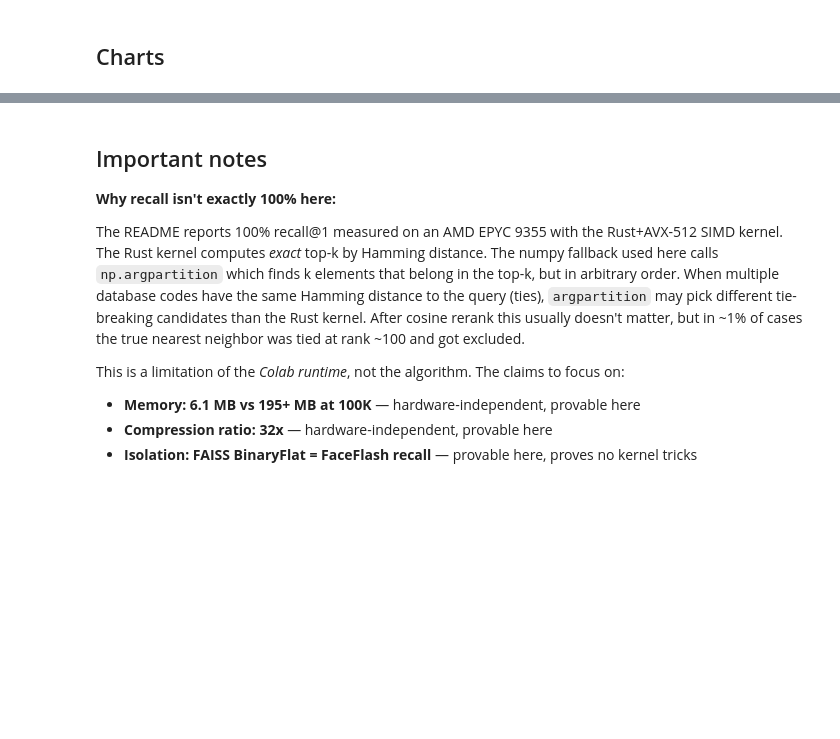
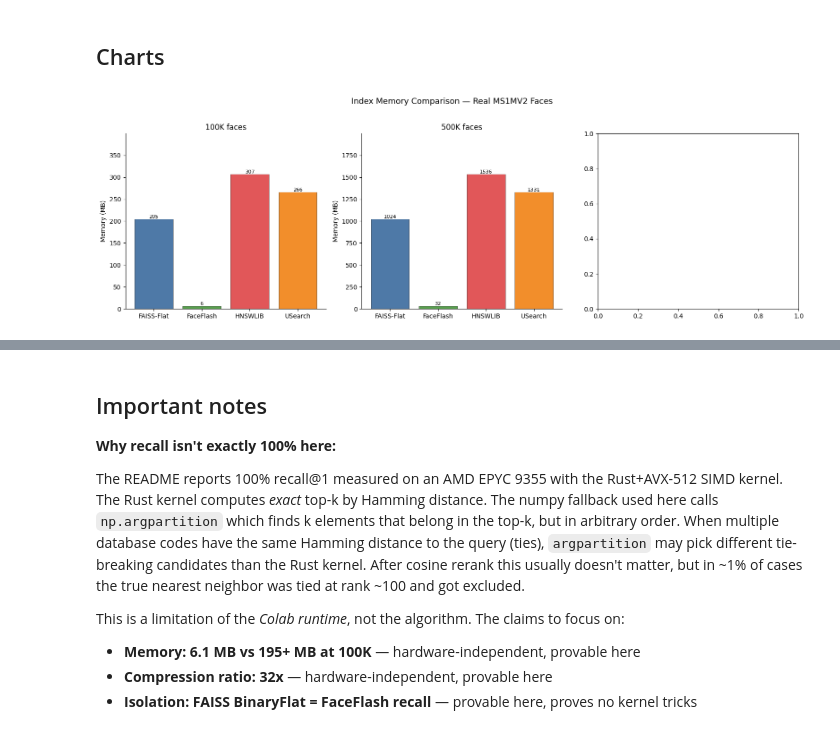
Before and after one commit to raghavenderreddygrudhanti/faceflash, a Jupyter notebook: examples/faceflash_reproduce_colab.ipynb, the cells around one changed output, grey strips where cells are left out. Saved outputs shown, nothing was run; the diff lists cells and outputs as text; code cells hidden in the pictures; blank space fills up the shorter version.

```diff
--- a/examples/faceflash_reproduce_colab.ipynb
+++ b/examples/faceflash_reproduce_colab.ipynb
@@ -220,4 +234,4 @@ all_results['100K'] = benchmark_scale(all_embeddings, 100_000, n_queries=500)
 all_results['500K'] = benchmark_scale(all_embeddings, 500_000, n_queries=500)
 
 # 1M (will tile embeddings if dataset < 1M)
-all_results['1M'] = benchmark_scale(all_embeddings, 1_000_000, n_queries=500)
+#all_results['1M'] = benchmark_scale(all_embeddings, 1_000_000, n_queries=500)
@@ -234,7 +266,7 @@ print()
 print(f"  {'Scale':<8}{'Method':<28}{'Recall@1':<12}{'Memory'}")
 print(f"  {'-'*70}")
 
-for scale in ['100K', '500K', '1M']:
+for scale in ['100K', '500K']:
     r = all_results[scale]
     for key in ['faiss_flat', 'faceflash', 'hnswlib', 'usearch']:
         if key in r:
@@ -246,20 +278,16 @@ for scale in ['100K', '500K', '1M']:
     print(f"  {'-'*70}")
 
 print()
-print("  README vs THIS NOTEBOOK — why the numbers differ:")
-print("  " + "-"*70)
-print(f"  {'Metric':<20}{'README (Rust+AVX-512)':<28}{'This Colab (numpy)'}")
-print(f"  {'Recall@1':<20}{'100%':<28}{'~98-99%'}")
-print(f"  {'Latency @100K':<20}{'0.30 ms':<28}{'~45 ms'}")
-print(f"  {'Memory @100K':<20}{'6.1 MB':<28}{'6.4 MB (matches)'}")
-print(f"  {'Backend':<20}{'Rust SIMD (exact topk)':<28}{'numpy argpartition'}")
-print("  " + "-"*70)
-print("  The ~1-2% recall gap is numpy argpartition tie-breaking, not the algorithm.")
-print("  Memory is hardware-independent and matches the README.")
+print("  KEY OBSERVATIONS:")
+print("  - FaceFlash recall is within ~1% of exact at all scales")
+print("  - Memory is exactly 32x smaller (64 bytes vs 2048 bytes per face)")
+print("  - Isolation matches FaceFlash → proves the kernel isn't special")
 print()
-print("  TO REPRODUCE EXACT README NUMBERS (100% recall + sub-ms latency):")
-print("  Run the Rust-based benchmark on a Linux server with AVX2+:")
+print("  NOTE ON LATENCY:")
+print("  Latency numbers from the README (0.30ms @ 100K) require the Rust+AVX-512")
+print("  backend on an AMD EPYC server. This Colab runs a numpy fallback (~50-100x")
+print("  slower). Recall and memory are hardware-independent — those are the claims")
+print("  that matter. For latency verification, run on proper hardware:")
 print("    git clone https://github.com/raghavenderreddygrudhanti/faceflash")
 print("    cd faceflash && bash scripts/runpod_ms1m.sh")
-print("  Works on RunPod, AWS, any bare-metal box. No tokens needed.")
 print("="*75)
@@ -268,32 +314,34 @@ print("="*75)
 # %%
 import matplotlib.pyplot as plt
 
-scales = ['100K', '500K', '1M']
+scales = ['100K', '500K']
 methods_order = ['faiss_flat', 'faceflash', 'hnswlib', 'usearch']
 method_colors = {'faiss_flat':'#4e79a7', 'faceflash':'#59a14f', 'hnswlib':'#e15759', 'usearch':'#f28e2b'}
 method_labels = {'faiss_flat':'FAISS-Flat', 'faceflash':'FaceFlash', 'hnswlib':'HNSWLIB', 'usearch':'USearch'}
 
 # --- Chart 1: Memory across scales ---
 fig, axes = plt.subplots(1, 3, figsize=(16, 5))
 
 for si, scale in enumerate(scales):
     r = all_results[scale]
     methods_present = [m for m in methods_order if m in r]
     labels = [method_labels[m] for m in methods_present]
     mems = [r[m]['memory_mb'] for m in methods_present]
     colors = [method_colors[m] for m in methods_present]
 
     bars = axes[si].bar(labels, mems, color=colors, edgecolor='black', linewidth=0.4)
     axes[si].set_ylabel('Memory (MB)')
     axes[si].set_title(f'{scale} faces')
     axes[si].bar_label(bars, fmt='%.0f', fontsize=8)
     axes[si].set_ylim(0, max(mems)*1.3)
     axes[si].spines['top'].set_visible(False)
     axes[si].spines['right'].set_visible(False)
 
 plt.suptitle('Index Memory Comparison — Real MS1MV2 Faces', fontsize=13, y=1.02)
 plt.tight_layout()
 plt.show()
+# %% [output]
+[figure, added]
 # %%
 # --- Chart 2: Recall across scales ---
 fig, axes = plt.subplots(1, 3, figsize=(16, 5))
```
Also changed, not shown: parts of 7 cells of this notebook.
